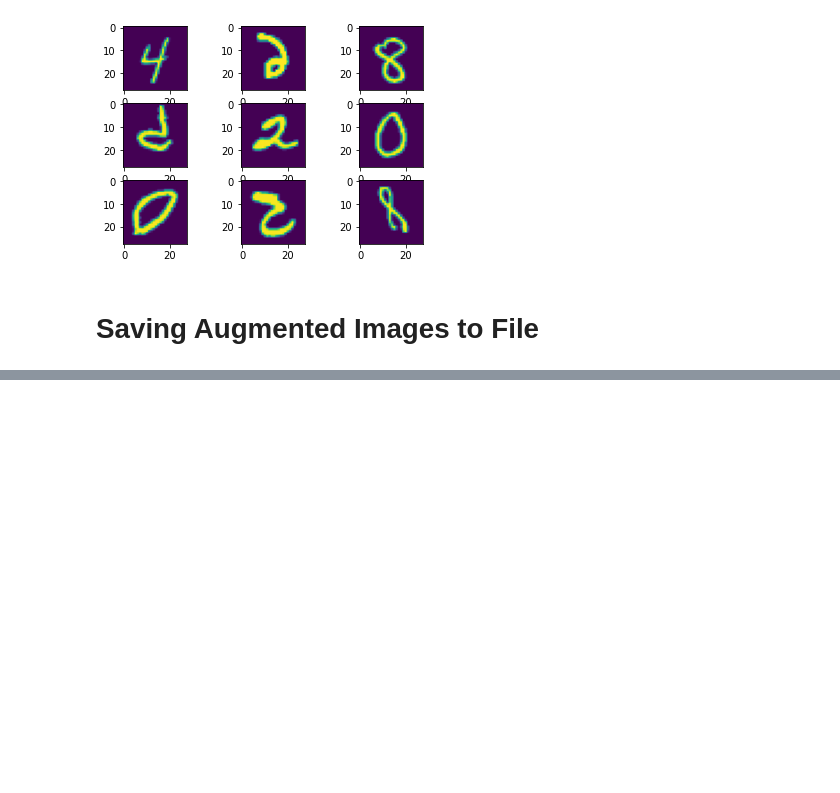
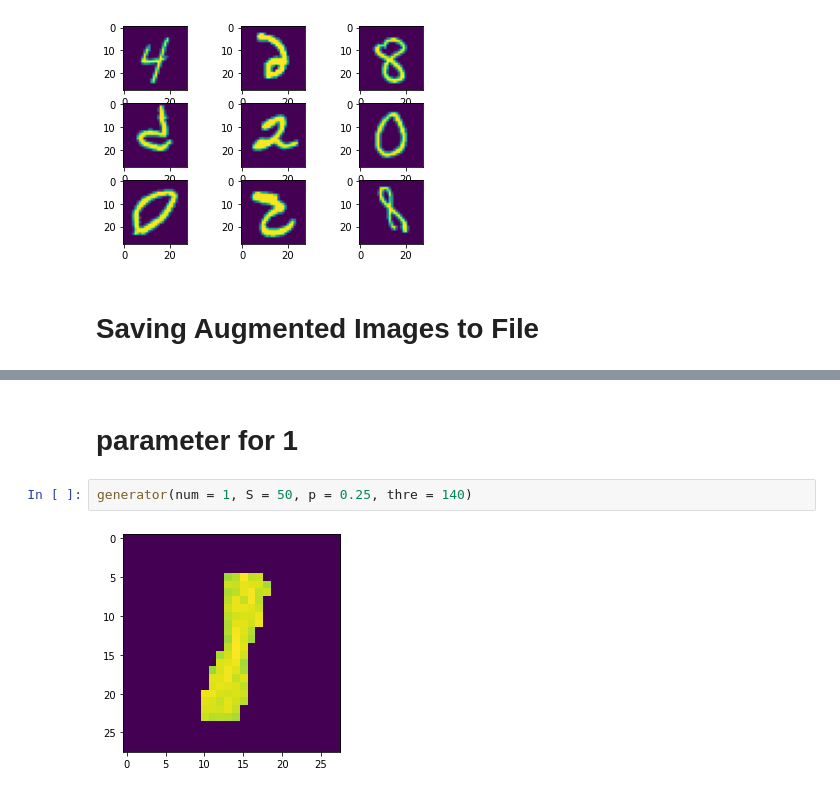
Before and after one commit to LiYuan199701/LEC-5-Regularization, a Jupyter notebook: explore.ipynb, the cells around one changed output, grey strips where cells are left out. Cells and saved outputs as stored; diff of their text form; blank space fills up the shorter version.

```diff
--- a/explore.ipynb
+++ b/explore.ipynb
@@ -168,0 +194,6 @@ for X_batch, y_batch in datagen.flow(X_train, y_train, batch_size=9, save_to_dir
+# %% [markdown]
+# parameter for 1
+# %%
+generator(num = 1, S = 50, p = 0.25, thre = 140)
+# %% [output]
+[figure, added]
```
Also changed, not shown: parts of 28 cells of this notebook.
